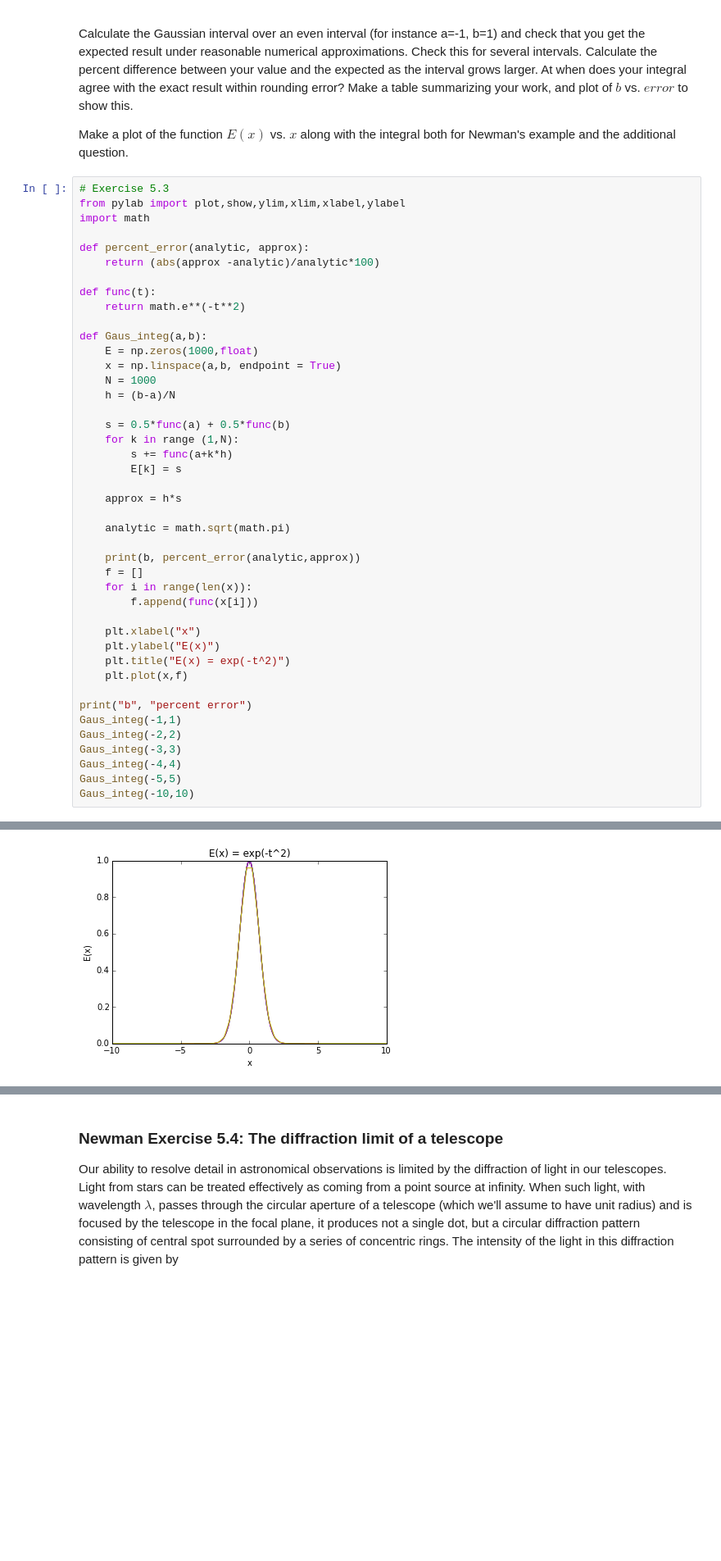
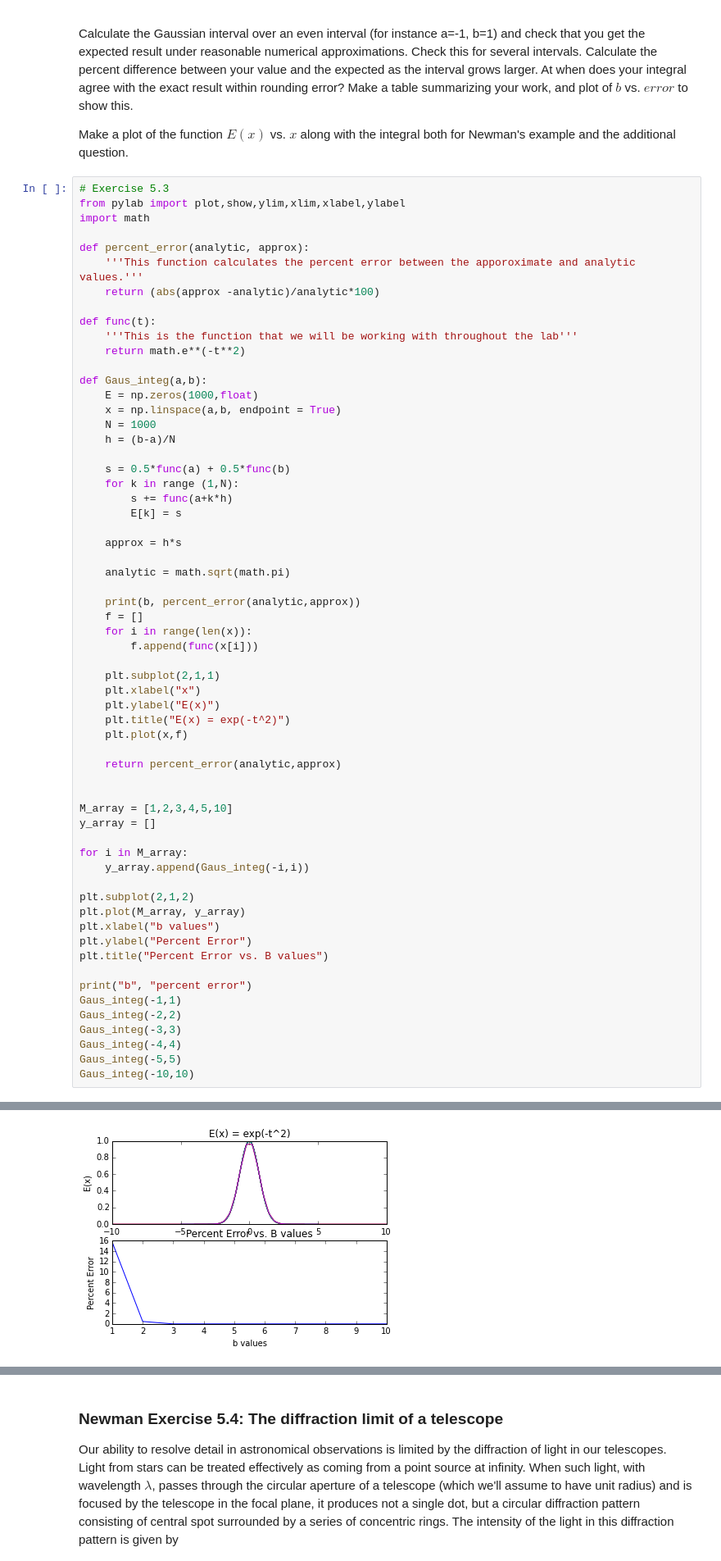
Before and after one commit to elevally/Labs, a Jupyter notebook: Lab4/Lab4.ipynb, the cells around one changed output, grey strips where cells are left out. Shown at 82% size. Drawn from its saved outputs; the diff is of its cells as text; blank space fills up the shorter version.

```diff
--- a/Lab4/Lab4.ipynb
+++ b/Lab4/Lab4.ipynb
@@ -155,9 +156,11 @@ from pylab import plot,show,ylim,xlim,xlabel,ylabel
 import math
 
 def percent_error(analytic, approx):
+    '''This function calculates the percent error between the apporoximate and analytic values.'''
     return (abs(approx -analytic)/analytic*100)
 
 def func(t):
+    '''This is the function that we will be working with throughout the lab'''
     return math.e**(-t**2)
 
 def Gaus_integ(a,b):
@@ -180,10 +183,26 @@ def Gaus_integ(a,b):
     for i in range(len(x)):
         f.append(func(x[i]))
 
+    plt.subplot(2,1,1)
     plt.xlabel("x")
     plt.ylabel("E(x)")
     plt.title("E(x) = exp(-t^2)")
     plt.plot(x,f)
+
+    return percent_error(analytic,approx)
+
+
+M_array = [1,2,3,4,5,10]
+y_array = []
+
+for i in M_array:
+    y_array.append(Gaus_integ(-i,i))
+
+plt.subplot(2,1,2)
+plt.plot(M_array, y_array)
+plt.xlabel("b values")
+plt.ylabel("Percent Error")
+plt.title("Percent Error vs. B values")
 
 print("b", "percent error")
 Gaus_integ(-1,1)
@@ -203 +229 @@ b percent error
-[figure, old version]
+[figure, new version]
```
Also changed, not shown: parts of 10 cells of this notebook.
